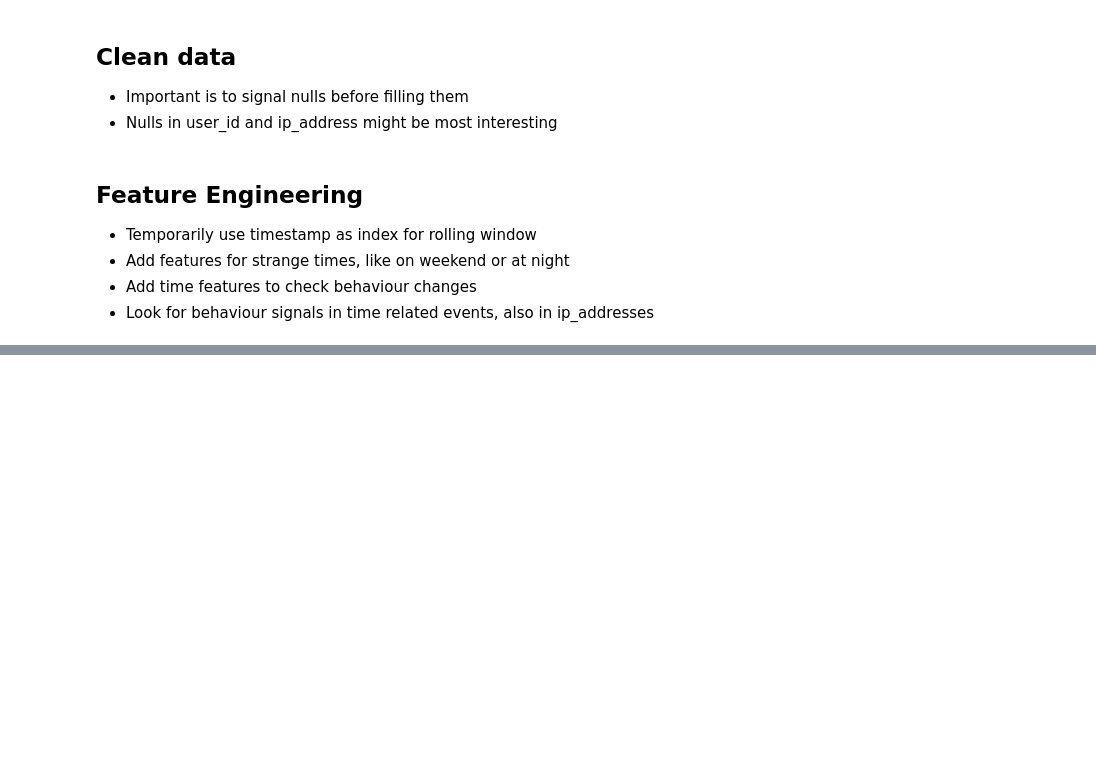
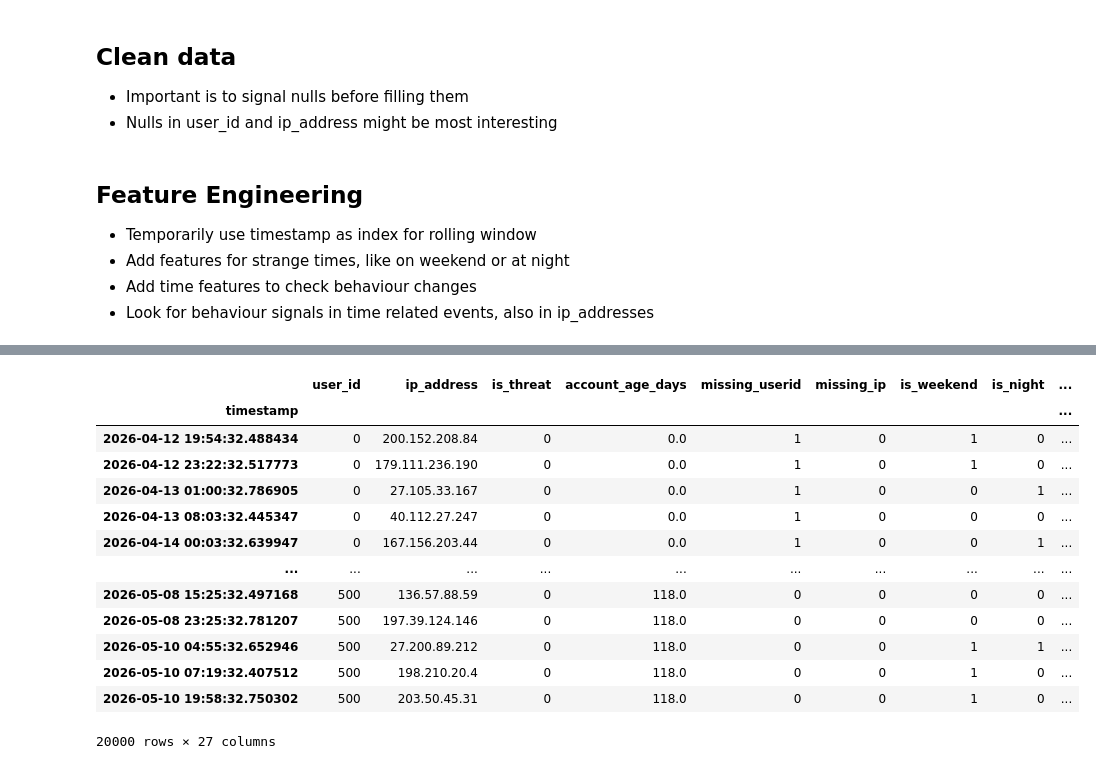
Before and after one commit to markohey/data_science_projects, a Jupyter notebook: System_threat.ipynb, the cells around one changed output, grey strips where cells are left out. Saved outputs shown, nothing was run; the diff lists cells and outputs as text; code cells hidden in the pictures; blank space fills up the shorter version.

```diff
--- a/System_threat.ipynb
+++ b/System_threat.ipynb
@@ -281,10 +281,15 @@ df['_ip_code'] = pd.factorize(df['ip_address'])[0]
 df['unique_ips_24hr'] = (
     df.groupby('user_id')['_ip_code']
       .rolling('24h')
-      .apply(lambda x: pd.Series(x).nunique(), raw=False)
+      .apply(lambda x: pd.Series(x).nunique(), raw=False) # raw=True would use np.unique() which is faster
       .groupby(level=0)
       .shift(1)
       .reset_index(level=0, drop=True)
       .fillna(0)
       .astype(int)
 )
+
+df['is_new_ip'] = (
+    ~df.groupby('user_id')['ip_address']
+      .transform(lambda x: x.duplicated())
+).astype(int)
@@ -305,0 +296,24 @@ df['unique_ips_24hr'] = (
+# %%
+# Encoding countries and event types
+# Events
+df = pd.get_dummies(df, columns=['event_type'], drop_first=False)
+
+# Countries
+df = pd.get_dummies(df, columns=['country'], drop_first=False)
+
+df
+# %% [output]
+|  | user_id | ip_address | is_threat | account_age_days | missing_userid | missing_ip | is_weekend | is_night | ... |
+| timestamp |  |  |  |  |  |  |  |  | ... |
+| 2026-04-12 19:54:32.488434 | 0 | 200.152.208.84 | 0 | 0.0 | 1 | 0 | 1 | 0 | ... |
+| 2026-04-12 23:22:32.517773 | 0 | 179.111.236.190 | 0 | 0.0 | 1 | 0 | 1 | 0 | ... |
+| 2026-04-13 01:00:32.786905 | 0 | 27.105.33.167 | 0 | 0.0 | 1 | 0 | 0 | 1 | ... |
+| 2026-04-13 08:03:32.445347 | 0 | 40.112.27.247 | 0 | 0.0 | 1 | 0 | 0 | 0 | ... |
+| 2026-04-14 00:03:32.639947 | 0 | 167.156.203.44 | 0 | 0.0 | 1 | 0 | 0 | 1 | ... |
+| ... | ... | ... | ... | ... | ... | ... | ... | ... | ... |
+| 2026-05-08 15:25:32.497168 | 500 | 136.57.88.59 | 0 | 118.0 | 0 | 0 | 0 | 0 | ... |
+| 2026-05-08 23:25:32.781207 | 500 | 197.39.124.146 | 0 | 118.0 | 0 | 0 | 0 | 0 | ... |
+| 2026-05-10 04:55:32.652946 | 500 | 27.200.89.212 | 0 | 118.0 | 0 | 0 | 1 | 1 | ... |
+| 2026-05-10 07:19:32.407512 | 500 | 198.210.20.4 | 0 | 118.0 | 0 | 0 | 1 | 0 | ... |
+| 2026-05-10 19:58:32.750302 | 500 | 203.50.45.31 | 0 | 118.0 | 0 | 0 | 1 | 0 | ... |
+20000 rows × 27 columns
```
Also changed, not shown: parts of 7 cells of this notebook, 1 other file.
